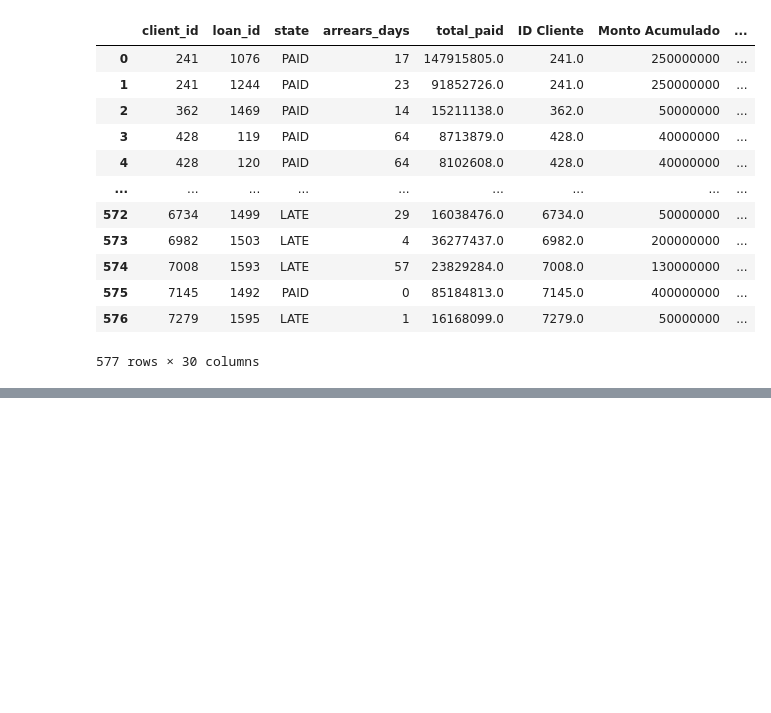
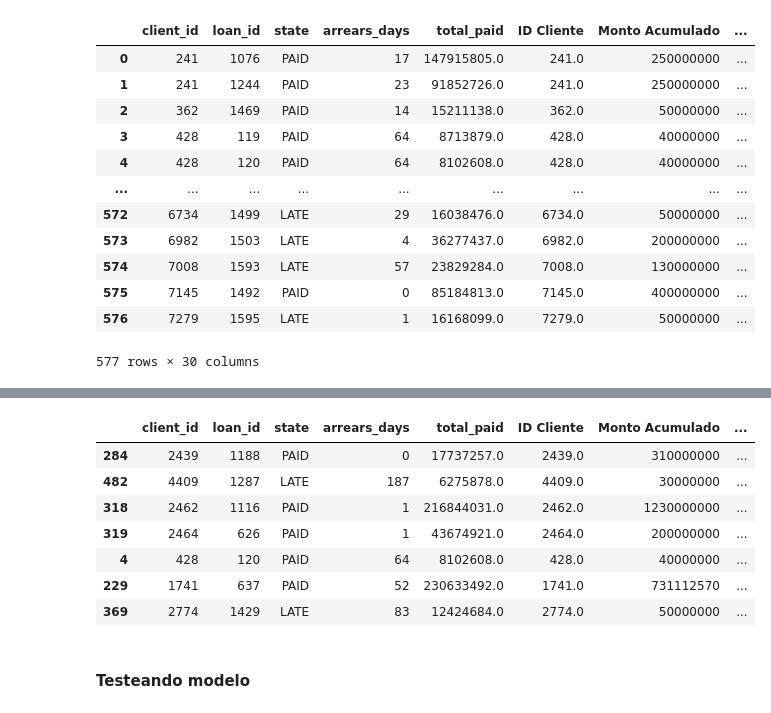
Before and after one commit to cbarros7/capstone_project_holberton, a Jupyter notebook: class_algorithm.ipynb, the cells around one changed output, grey strips where cells are left out. Drawn from its saved outputs; the diff is of its cells as text; code cells hidden in the pictures; blank space fills up the shorter version.

```diff
--- a/class_algorithm.ipynb
+++ b/class_algorithm.ipynb
@@ -1050,0 +1173,23 @@ class Testing_model(Processing_data):
+# %%
+# Se genera datos para prueba
+new_data = Processing_data(data, cat_data)
+data_prueba = new_data.data_cleaning()
+
+# Cargar modelo
+clf_model = joblib.load('testeo.joblib')
+
+# Generando un muestra aleatoria de 20 clientes
+prueba= data_prueba.sample(7)
+# %%
+prueba
+# %% [output]
+|  | client_id | loan_id | state | arrears_days | total_paid | ID Cliente | Monto Acumulado | ... |
+| 284 | 2439 | 1188 | PAID | 0 | 17737257.0 | 2439.0 | 310000000 | ... |
+| 482 | 4409 | 1287 | LATE | 187 | 6275878.0 | 4409.0 | 30000000 | ... |
+| 318 | 2462 | 1116 | PAID | 1 | 216844031.0 | 2462.0 | 1230000000 | ... |
+| 319 | 2464 | 626 | PAID | 1 | 43674921.0 | 2464.0 | 200000000 | ... |
+| 4 | 428 | 120 | PAID | 64 | 8102608.0 | 428.0 | 40000000 | ... |
+| 229 | 1741 | 637 | PAID | 52 | 230633492.0 | 1741.0 | 731112570 | ... |
+| 369 | 2774 | 1429 | LATE | 83 | 12424684.0 | 2774.0 | 50000000 | ... |
+# %% [markdown]
+#### Testeando modelo
```
Also changed, not shown: parts of 18 cells of this notebook, 1 other file.
